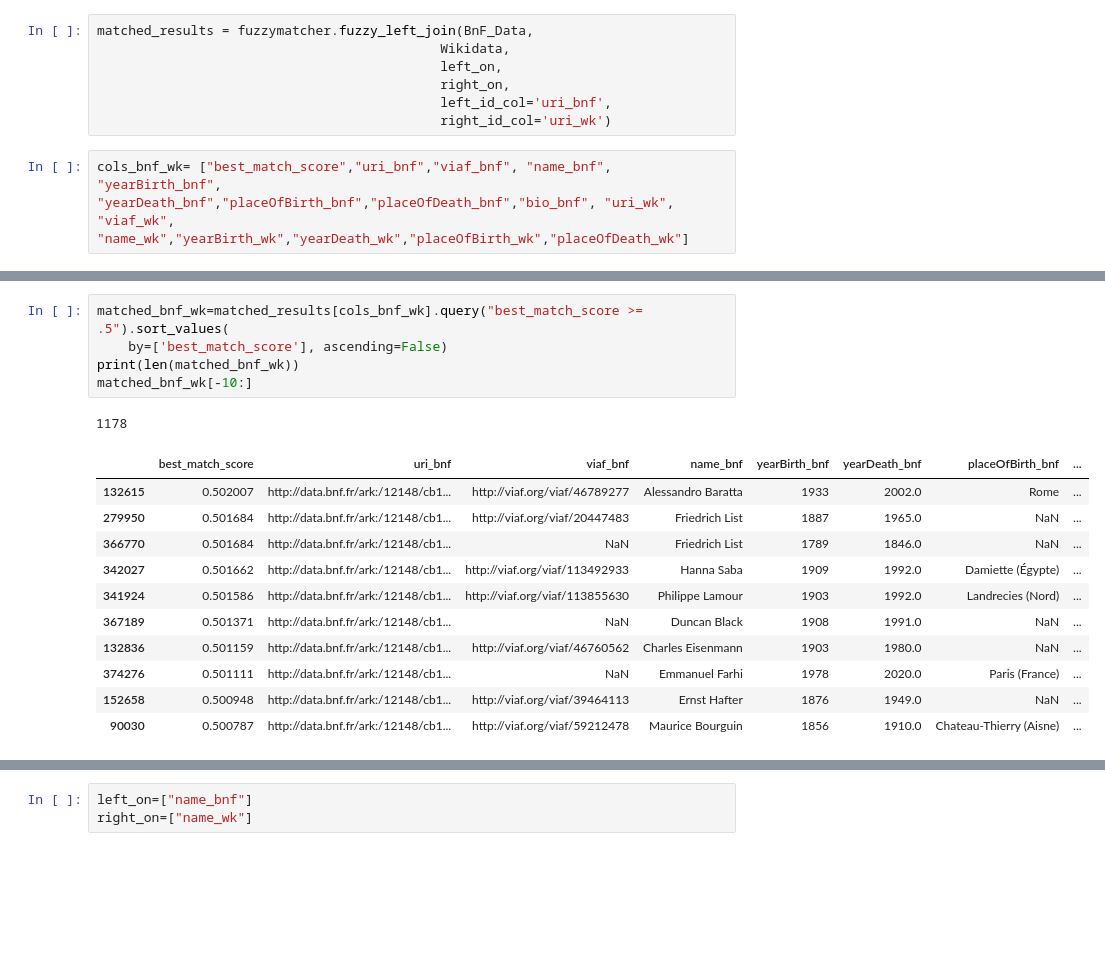
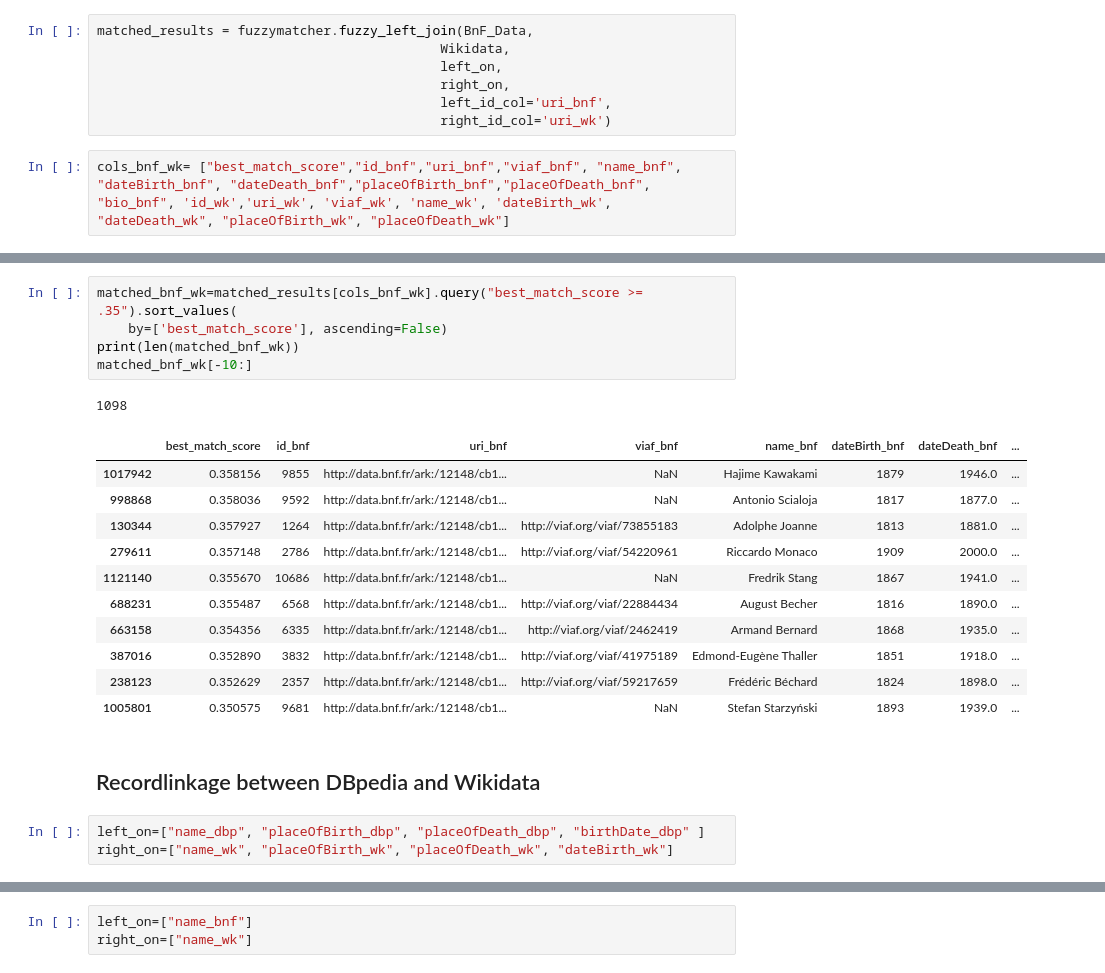
Before and after one commit to Semantic-Data-for-Humanities/Economists_Jurists, a Jupyter notebook: Notebooks/Issues/Merge_DBpedia_BnF_Data_Wikidata.ipynb, the cells around one changed output, grey strips where cells are left out. Cells and saved outputs as stored; diff of their text form; blank space fills up the shorter version.

```diff
--- a/Notebooks/Issues/Merge_DBpedia_BnF_Data_Wikidata.ipynb
+++ b/Notebooks/Issues/Merge_DBpedia_BnF_Data_Wikidata.ipynb
@@ -695,7 +808,7 @@ matched_results = fuzzymatcher.fuzzy_left_join(BnF_Data,
                                             left_id_col='uri_bnf',
                                             right_id_col='uri_wk')
 # %%
-cols_bnf_wk= ["best_match_score","uri_bnf","viaf_bnf", "name_bnf", "yearBirth_bnf", "yearDeath_bnf","placeOfBirth_bnf","placeOfDeath_bnf","bio_bnf", "uri_wk", "viaf_wk", "name_wk","yearBirth_wk","yearDeath_wk","placeOfBirth_wk","placeOfDeath_wk"]
+cols_bnf_wk= ["best_match_score","id_bnf","uri_bnf","viaf_bnf", "name_bnf", "dateBirth_bnf", "dateDeath_bnf","placeOfBirth_bnf","placeOfDeath_bnf", "bio_bnf", 'id_wk','uri_wk', 'viaf_wk', 'name_wk', 'dateBirth_wk', "dateDeath_wk", "placeOfBirth_wk", "placeOfDeath_wk"]
 # %%
 best_match_bnf_wk=matched_results[cols_bnf_wk].sort_values(by=["best_match_score"], ascending=False).head(10)
 best_match_bnf_wk
@@ -729,18 +842,23 @@ worse_bnf_wk
 # %%
-matched_bnf_wk=matched_results[cols_bnf_wk].query("best_match_score >= .5").sort_values(
+matched_bnf_wk=matched_results[cols_bnf_wk].query("best_match_score >= .35").sort_values(
     by=['best_match_score'], ascending=False)
 print(len(matched_bnf_wk))
 matched_bnf_wk[-10:]
 # %% [output]
-1178
+1098
-|  | best_match_score | uri_bnf | viaf_bnf | name_bnf | yearBirth_bnf | yearDeath_bnf | placeOfBirth_bnf | ... |
-| 132615 | 0.502007 | http://data.bnf.fr/ark:/12148/cb1... | http://viaf.org/viaf/46789277 | Alessandro Baratta | 1933 | 2002.0 | Rome | ... |
-| 279950 | 0.501684 | http://data.bnf.fr/ark:/12148/cb1... | http://viaf.org/viaf/20447483 | Friedrich List | 1887 | 1965.0 | NaN | ... |
-| 366770 | 0.501684 | http://data.bnf.fr/ark:/12148/cb1... | NaN | Friedrich List | 1789 | 1846.0 | NaN | ... |
-| 342027 | 0.501662 | http://data.bnf.fr/ark:/12148/cb1... | http://viaf.org/viaf/113492933 | Hanna Saba | 1909 | 1992.0 | Damiette (Égypte) | ... |
-| 341924 | 0.501586 | http://data.bnf.fr/ark:/12148/cb1... | http://viaf.org/viaf/113855630 | Philippe Lamour | 1903 | 1992.0 | Landrecies (Nord) | ... |
-| 367189 | 0.501371 | http://data.bnf.fr/ark:/12148/cb1... | NaN | Duncan Black | 1908 | 1991.0 | NaN | ... |
-| 132836 | 0.501159 | http://data.bnf.fr/ark:/12148/cb1... | http://viaf.org/viaf/46760562 | Charles Eisenmann | 1903 | 1980.0 | NaN | ... |
-| 374276 | 0.501111 | http://data.bnf.fr/ark:/12148/cb1... | NaN | Emmanuel Farhi | 1978 | 2020.0 | Paris (France) | ... |
-| 152658 | 0.500948 | http://data.bnf.fr/ark:/12148/cb1... | http://viaf.org/viaf/39464113 | Ernst Hafter | 1876 | 1949.0 | NaN | ... |
-| 90030 | 0.500787 | http://data.bnf.fr/ark:/12148/cb1... | http://viaf.org/viaf/59212478 | Maurice Bourguin | 1856 | 1910.0 | Chateau-Thierry (Aisne) | ... |
+|  | best_match_score | id_bnf | uri_bnf | viaf_bnf | name_bnf | dateBirth_bnf | dateDeath_bnf | ... |
+| 1017942 | 0.358156 | 9855 | http://data.bnf.fr/ark:/12148/cb1... | NaN | Hajime Kawakami | 1879 | 1946.0 | ... |
+| 998868 | 0.358036 | 9592 | http://data.bnf.fr/ark:/12148/cb1... | NaN | Antonio Scialoja | 1817 | 1877.0 | ... |
+| 130344 | 0.357927 | 1264 | http://data.bnf.fr/ark:/12148/cb1... | http://viaf.org/viaf/73855183 | Adolphe Joanne | 1813 | 1881.0 | ... |
+| 279611 | 0.357148 | 2786 | http://data.bnf.fr/ark:/12148/cb1... | http://viaf.org/viaf/54220961 | Riccardo Monaco | 1909 | 2000.0 | ... |
+| 1121140 | 0.355670 | 10686 | http://data.bnf.fr/ark:/12148/cb1... | NaN | Fredrik Stang | 1867 | 1941.0 | ... |
+| 688231 | 0.355487 | 6568 | http://data.bnf.fr/ark:/12148/cb1... | http://viaf.org/viaf/22884434 | August Becher | 1816 | 1890.0 | ... |
+| 663158 | 0.354356 | 6335 | http://data.bnf.fr/ark:/12148/cb1... | http://viaf.org/viaf/2462419 | Armand Bernard | 1868 | 1935.0 | ... |
+| 387016 | 0.352890 | 3832 | http://data.bnf.fr/ark:/12148/cb1... | http://viaf.org/viaf/41975189 | Edmond-Eugène Thaller | 1851 | 1918.0 | ... |
+| 238123 | 0.352629 | 2357 | http://data.bnf.fr/ark:/12148/cb1... | http://viaf.org/viaf/59217659 | Frédéric Béchard | 1824 | 1898.0 | ... |
+| 1005801 | 0.350575 | 9681 | http://data.bnf.fr/ark:/12148/cb1... | NaN | Stefan Starzyński | 1893 | 1939.0 | ... |
+# %% [markdown]
+## Recordlinkage between DBpedia and Wikidata
+# %%
+left_on=["name_dbp", "placeOfBirth_dbp", "placeOfDeath_dbp", "birthDate_dbp" ]
+right_on=["name_wk", "placeOfBirth_wk", "placeOfDeath_wk", "dateBirth_wk"]
```
Also changed, not shown: parts of 43 cells of this notebook.
